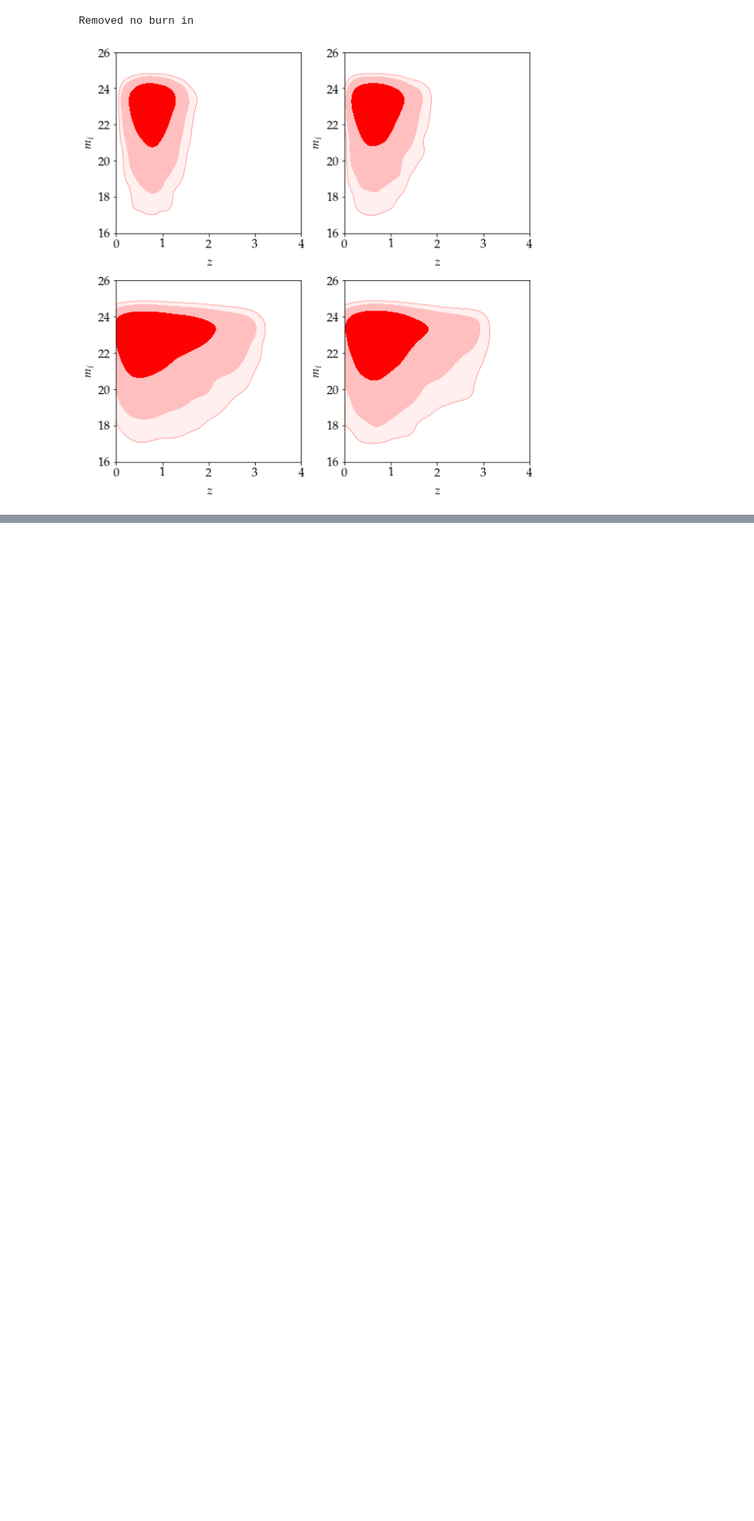
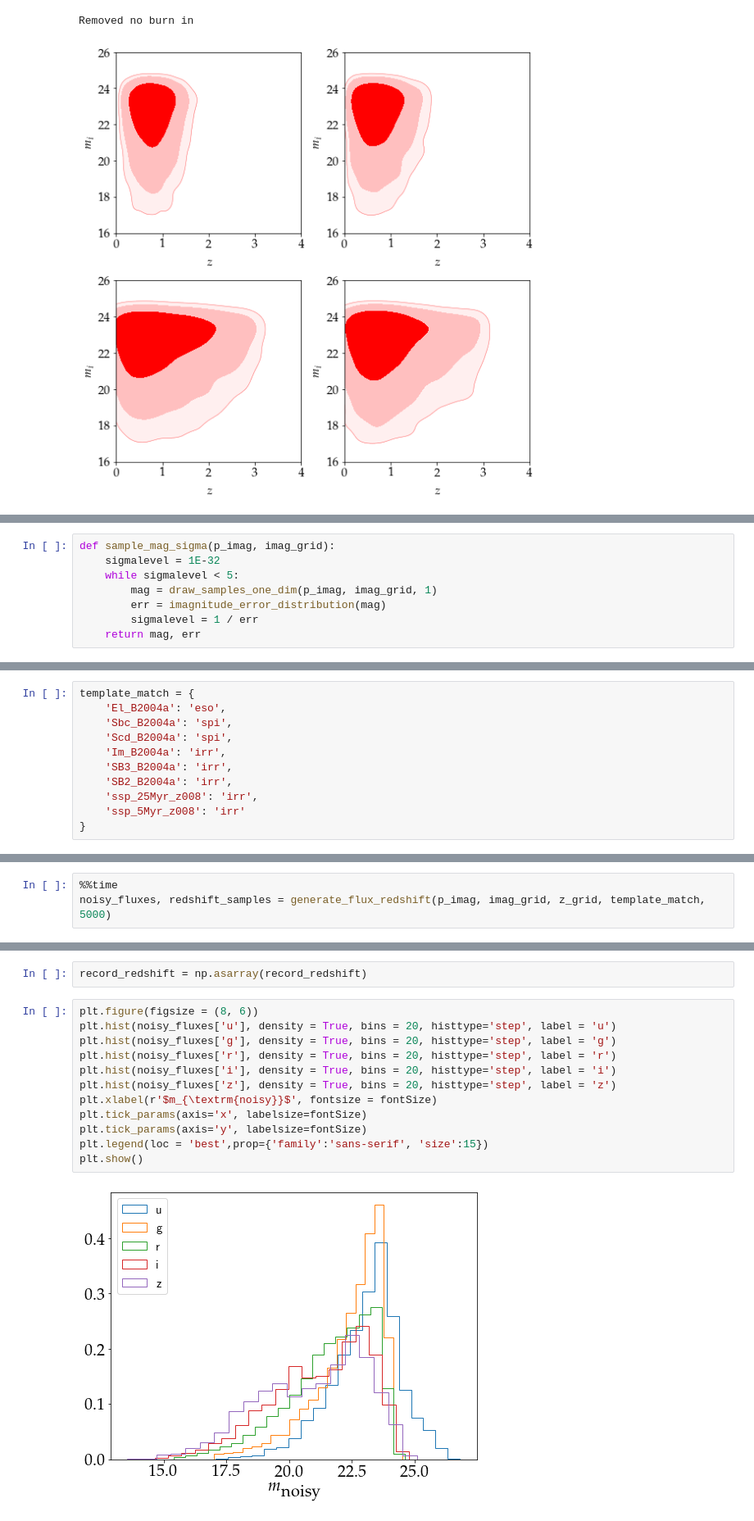
Before and after one commit to Harry45/BHM-nz, a Jupyter notebook: reference/BL-2016/understanding.ipynb, the cells around one changed output, grey strips where cells are left out. Shown at 82% size. Saved outputs shown, nothing was run; the diff lists cells and outputs as text; blank space fills up the shorter version.

```diff
--- a/reference/BL-2016/understanding.ipynb
+++ b/reference/BL-2016/understanding.ipynb
@@ -555,0 +585,8 @@ plt.show()
+# %%
+def sample_mag_sigma(p_imag, imag_grid):
+    sigmalevel = 1E-32
+    while sigmalevel < 5:
+        mag = draw_samples_one_dim(p_imag, imag_grid, 1)
+        err = imagnitude_error_distribution(mag)
+        sigmalevel = 1 / err
+    return mag, err
@@ -555,0 +618,11 @@ plt.show()
+# %%
+template_match = {
+    'El_B2004a': 'eso',
+    'Sbc_B2004a': 'spi',
+    'Scd_B2004a': 'spi',
+    'Im_B2004a': 'irr',
+    'SB3_B2004a': 'irr',
+    'SB2_B2004a': 'irr',
+    'ssp_25Myr_z008': 'irr',
+    'ssp_5Myr_z008': 'irr'
+}
@@ -555,0 +663,3 @@ plt.show()
+# %%
+%%time
+noisy_fluxes, redshift_samples = generate_flux_redshift(p_imag, imag_grid, z_grid, template_match, 5000)
@@ -555,0 +669,16 @@ plt.show()
+# %%
+record_redshift = np.asarray(record_redshift)
+# %%
+plt.figure(figsize = (8, 6))
+plt.hist(noisy_fluxes['u'], density = True, bins = 20, histtype='step', label = 'u')
+plt.hist(noisy_fluxes['g'], density = True, bins = 20, histtype='step', label = 'g')
+plt.hist(noisy_fluxes['r'], density = True, bins = 20, histtype='step', label = 'r')
+plt.hist(noisy_fluxes['i'], density = True, bins = 20, histtype='step', label = 'i')
+plt.hist(noisy_fluxes['z'], density = True, bins = 20, histtype='step', label = 'z')
+plt.xlabel(r'$m_{\textrm{noisy}}$', fontsize = fontSize)
+plt.tick_params(axis='x', labelsize=fontSize)
+plt.tick_params(axis='y', labelsize=fontSize)
+plt.legend(loc = 'best',prop={'family':'sans-serif', 'size':15})
+plt.show()
+# %% [output]
+[figure, added]
```
Also changed, not shown: parts of 39 cells of this notebook, 7 other files.
